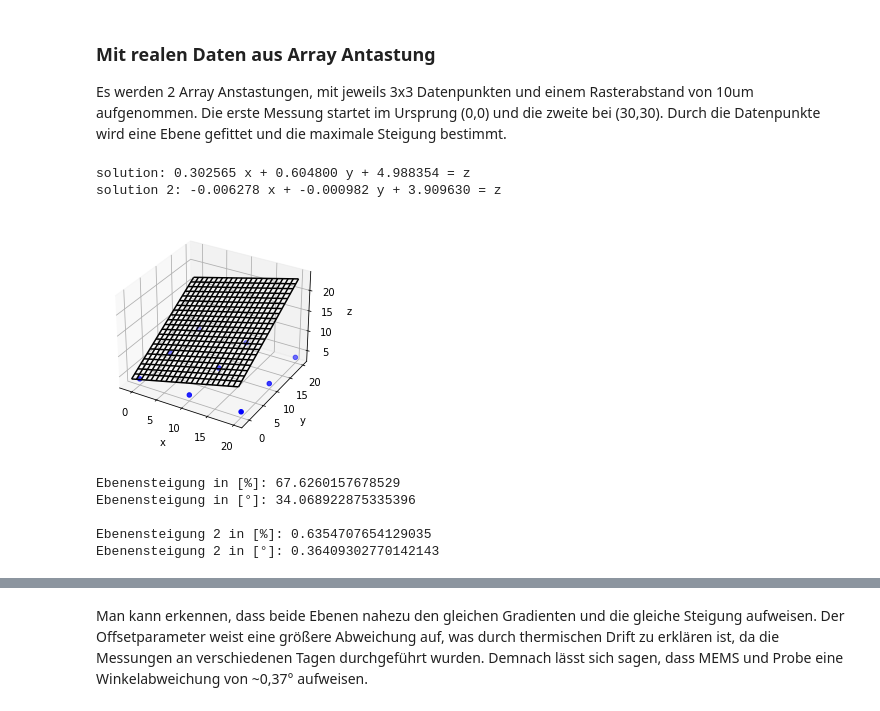
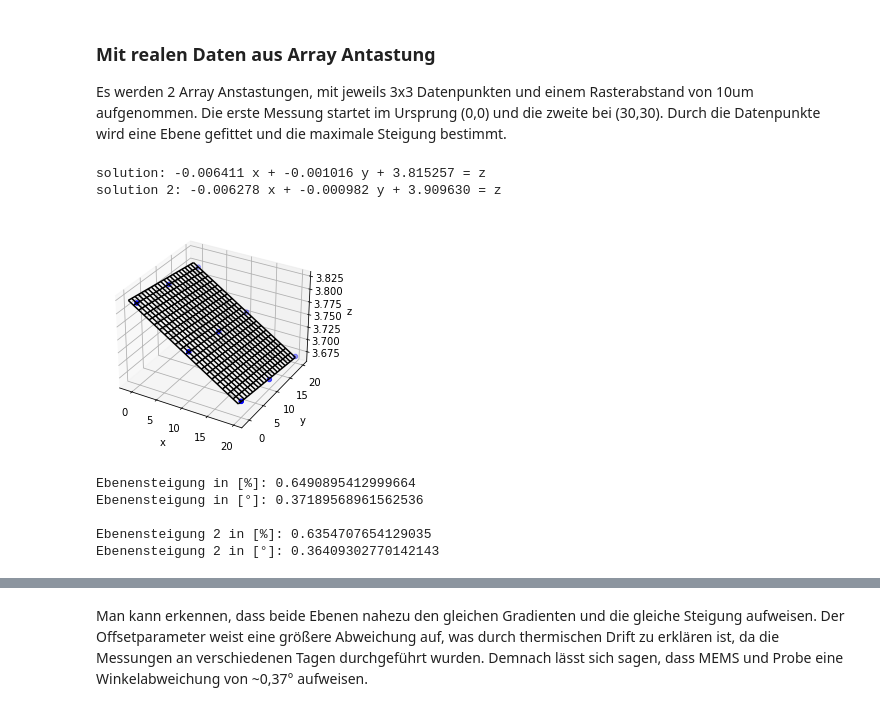
Before and after one commit to Tour712/Nanoindentation_Analysis, a Jupyter notebook: Nanoindentation Datenauswertung/Test Notebook.ipynb, the cells around one changed output, grey strips where cells are left out. Saved outputs shown, nothing was run; the diff lists cells and outputs as text; code cells hidden in the pictures.

```diff
--- a/Nanoindentation Datenauswertung/Test Notebook.ipynb
+++ b/Nanoindentation Datenauswertung/Test Notebook.ipynb
@@ -223,6 +235,7 @@ for i in range(len(xs)):
 b = np.matrix(tmp_b).T
 A = np.matrix(tmp_A)
 
+
 # do fit on second dataset
 tmp_A_2 = []
 tmp_b_2 = []
@@ -233,8 +246,13 @@ b_2 = np.matrix(tmp_b_2).T
 A_2 = np.matrix(tmp_A_2)
 
 # Manual solution
+fit = (A.T * A).I * A.T * b
+errors = b - A * fit
+residual = np.linalg.norm(errors)
+
+# Manual solution
 fit_2 = (A_2.T * A_2).I * A_2.T * b_2
-errors_2 = b_2 - A_2 * fit
+errors_2 = b_2 - A_2 * fit_2
 residual_2 = np.linalg.norm(errors_2)
 
 # Or use Scipy
@@ -252,37 +270,37 @@ ylim = ax.get_ylim()
 X,Y = np.meshgrid(np.arange(xlim[0], xlim[1]),
                   np.arange(ylim[0], ylim[1]))
 Z = np.zeros(X.shape)
 for r in range(X.shape[0]):
     for c in range(X.shape[1]):
         Z[r,c] = fit[0] * X[r,c] + fit[1] * Y[r,c] + fit[2]
 ax.plot_wireframe(X,Y,Z, color='k')
 
 ax.set_xlabel('x')
 ax.set_ylabel('y')
 ax.set_zlabel('z')
 plt.show()
 
 #print(Z)
 
 #compute slope of plane (gradient)
 Z_grad = fit[0:2]
 max_grad = np.linalg.norm(Z_grad)
 max_deg = np.rad2deg(np.arctan(max_grad))
 print('Ebenensteigung in [%]:', max_grad*100)
 print('Ebenensteigung in [°]:', max_deg)
 
 Z_grad_2 = fit_2[0:2]
 max_grad_2 = np.linalg.norm(Z_grad_2)
 max_deg_2 = np.rad2deg(np.arctan(max_grad_2))
 print('\nEbenensteigung 2 in [%]:', max_grad_2*100)
 print('Ebenensteigung 2 in [°]:', max_deg_2)
 hide_toggle()
 # %% [output]
-solution: 0.302565 x + 0.604800 y + 4.988354 = z
+solution: -0.006411 x + -0.001016 y + 3.815257 = z
 solution 2: -0.006278 x + -0.000982 y + 3.909630 = z
-[figure, old version]
+[figure, new version]
-Ebenensteigung in [%]: 67.6260157678529
-Ebenensteigung in [°]: 34.068922875335396
+Ebenensteigung in [%]: 0.6490895412999664
+Ebenensteigung in [°]: 0.37189568961562536
 
 Ebenensteigung 2 in [%]: 0.6354707654129035
 Ebenensteigung 2 in [°]: 0.36409302770142143
```
Also changed, not shown: parts of 11 cells of this notebook, 7 other files.
